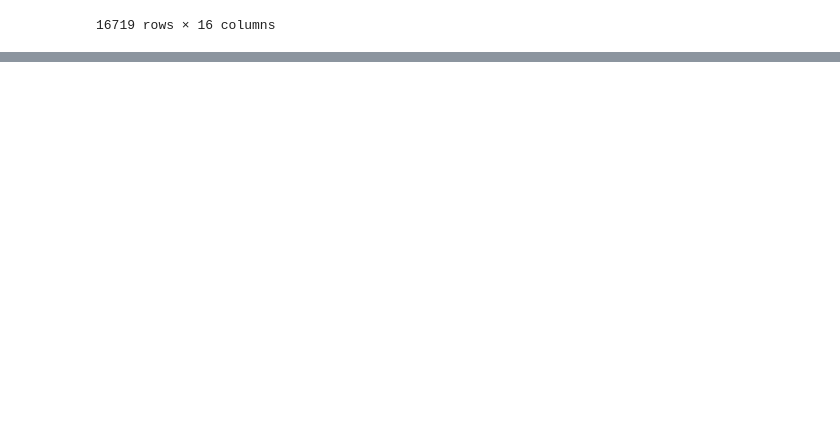
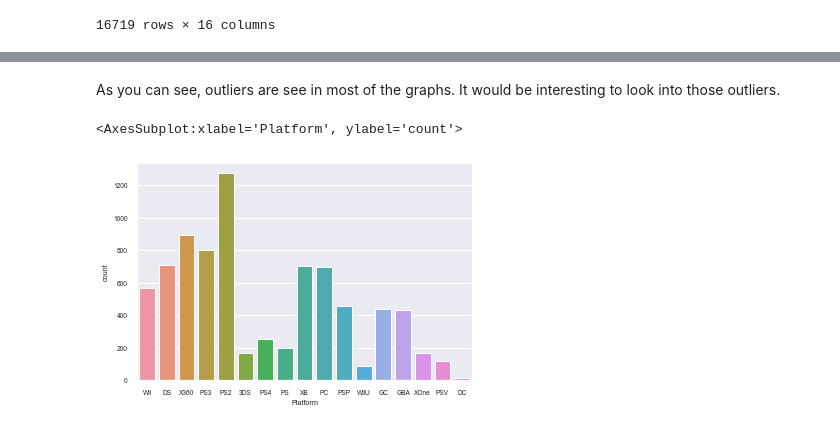
Before and after one commit to ubco-W2022T1-cosc301/project-group22, a Jupyter notebook: notebooks/analysis1.ipynb, the cells around one changed output, grey strips where cells are left out. Saved outputs shown, nothing was run; the diff lists cells and outputs as text; code cells hidden in the pictures; blank space fills up the shorter version.

```diff
--- a/notebooks/analysis1.ipynb
+++ b/notebooks/analysis1.ipynb
@@ -24,0 +84,9 @@ e
+# %% [markdown]
+As you can see, outliers are see in most of the graphs. It would be interesting to look into those outliers.
+# %%
+
+sns.set(font_scale=0.6)
+sns.countplot(x=df_cleaned["Platform"])
+# %% [output]
+<AxesSubplot:xlabel='Platform', ylabel='count'>
+[figure, added]
```
Also changed, not shown: parts of 15 cells of this notebook, 3 other files.
